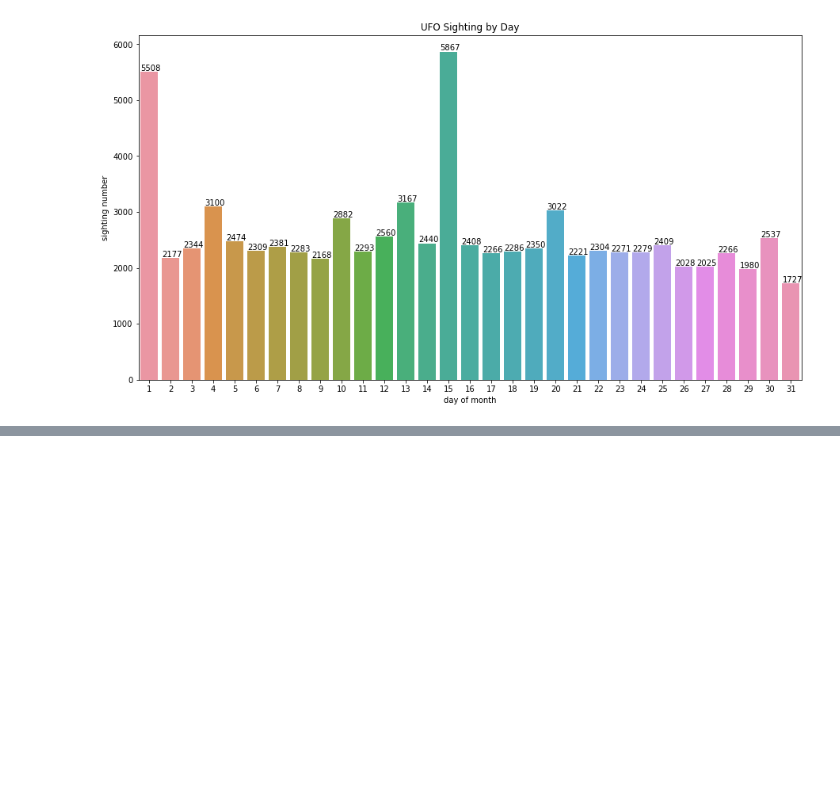
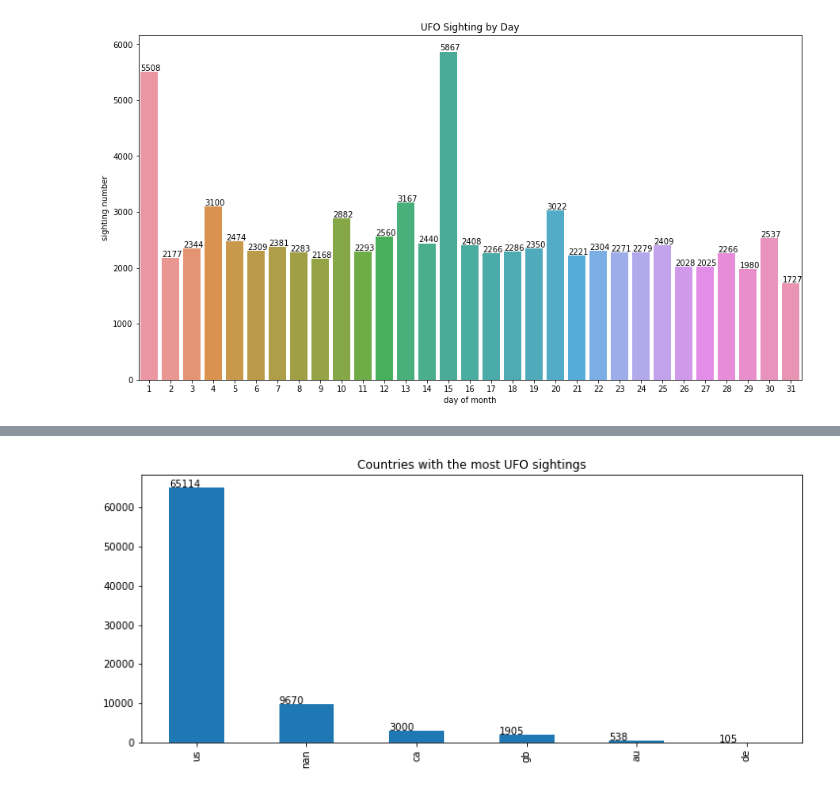
Before and after one commit to serdarildercaglar/projects, a Jupyter notebook: UFO/Untitled.ipynb, the cells around one changed output, grey strips where cells are left out. Cells and saved outputs as stored; diff of their text form; code cells hidden in the pictures; blank space fills up the shorter version.

```diff
--- a/UFO/Untitled.ipynb
+++ b/UFO/Untitled.ipynb
@@ -218,0 +350,8 @@ for p in ax.patches:
+# %%
+plt.figure(figsize=(12,5))
+plt.title("Countries with the most UFO sightings")
+ax = df.country.value_counts(dropna=False).plot(kind = "bar")
+for p in ax.patches:
+    ax.annotate( str(p.get_height()),  (p.get_x(), p.get_height()+20));
+# %% [output]
+[figure, added]
```
Also changed, not shown: parts of 31 cells of this notebook, 2 other files.
